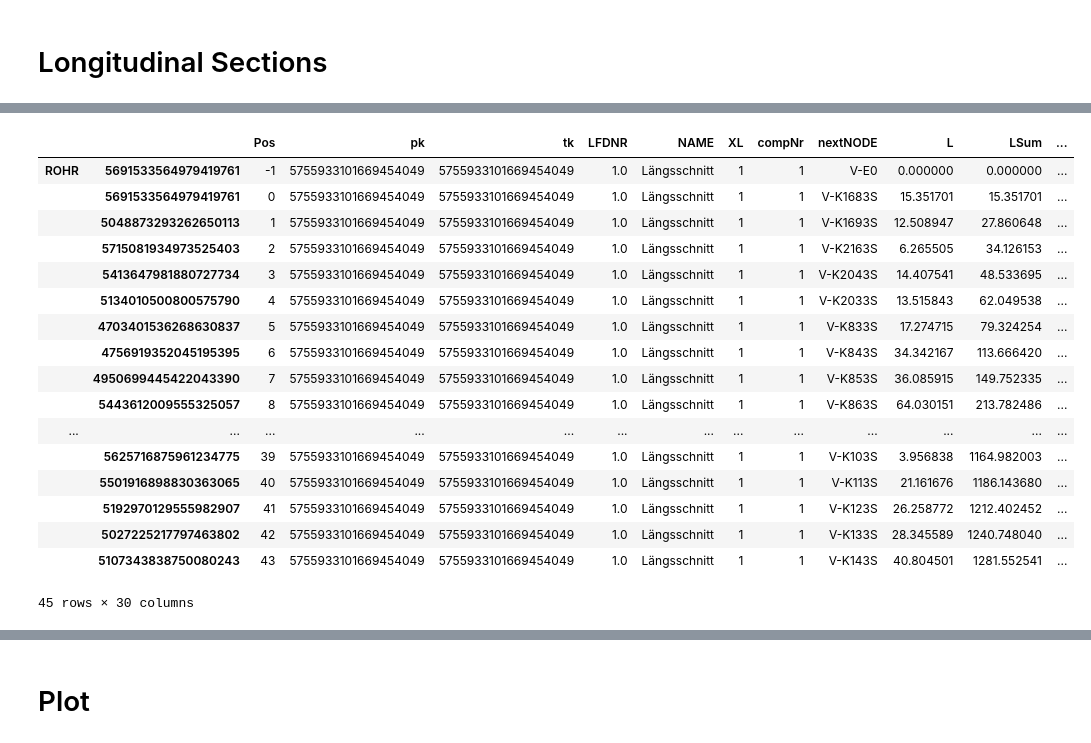
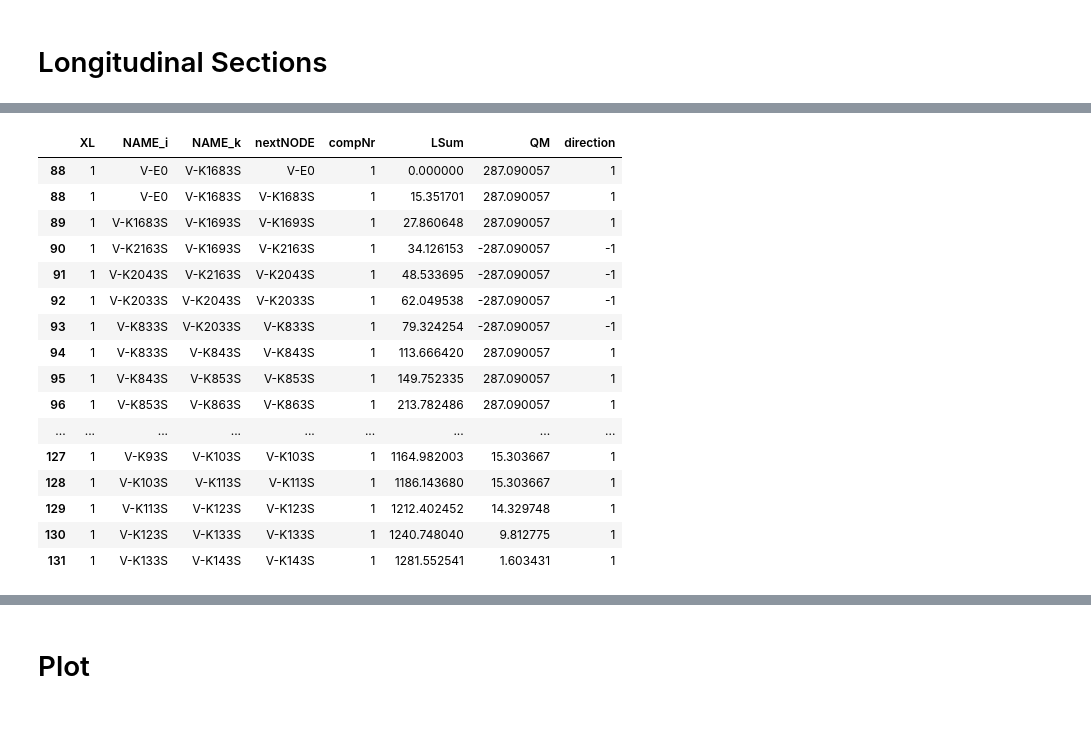
Before and after one commit to 3SConsult/PT3S, a Jupyter notebook: docs/Example3.ipynb, the cells around one changed output, grey strips where cells are left out. Cells and saved outputs as stored; diff of their text form; code cells hidden in the pictures.

```diff
--- a/docs/Example3.ipynb
+++ b/docs/Example3.ipynb
@@ -76,7 +76,7 @@ dbFile=os.path.join(os.path.dirname(os.path.abspath(dxAndMxHelperFcts.__file__))
 # %%
 m=dxAndMxHelperFcts.readDxAndMx(dbFile=dbFile
                                 ,preventPklDump=True
-                                ,maxRecords=-1
+                              #  ,maxRecords=-1
 )
 # %% [output]
 INFO    ; Dx.__init__: dbFile (abspath): c:\users\wolters\3s\pt3s\Examples\DistrictHeating.db3 exists readable ...
@@ -113,26 +144,25 @@ m.V3_AGSN
 # %%
 dfAGSN=m.V3_AGSN[
     (m.V3_AGSN['LFDNR']==1)
     &
     (m.V3_AGSN['XL']==1)
 ]
-dfAGSN
+dfAGSN[['XL','NAME_i','NAME_k','nextNODE','compNr','LSum','QM','direction']]
 # %% [output]
-|  |  | Pos | pk | tk | LFDNR | NAME | XL | compNr | nextNODE | L | LSum | ... |
-| ROHR | 5691533564979419761 | -1 | 5755933101669454049 | 5755933101669454049 | 1.0 | Längsschnitt | 1 | 1 | V-E0 | 0.000000 | 0.000000 | ... |
-|  | 5691533564979419761 | 0 | 5755933101669454049 | 5755933101669454049 | 1.0 | Längsschnitt | 1 | 1 | V-K1683S | 15.351701 | 15.351701 | ... |
-|  | 5048873293262650113 | 1 | 5755933101669454049 | 5755933101669454049 | 1.0 | Längsschnitt | 1 | 1 | V-K1693S | 12.508947 | 27.860648 | ... |
-|  | 5715081934973525403 | 2 | 5755933101669454049 | 5755933101669454049 | 1.0 | Längsschnitt | 1 | 1 | V-K2163S | 6.265505 | 34.126153 | ... |
-|  | 5413647981880727734 | 3 | 5755933101669454049 | 5755933101669454049 | 1.0 | Längsschnitt | 1 | 1 | V-K2043S | 14.407541 | 48.533695 | ... |
-|  | 5134010500800575790 | 4 | 5755933101669454049 | 5755933101669454049 | 1.0 | Längsschnitt | 1 | 1 | V-K2033S | 13.515843 | 62.049538 | ... |
-|  | 4703401536268630837 | 5 | 5755933101669454049 | 5755933101669454049 | 1.0 | Längsschnitt | 1 | 1 | V-K833S | 17.274715 | 79.324254 | ... |
-|  | 4756919352045195395 | 6 | 5755933101669454049 | 5755933101669454049 | 1.0 | Längsschnitt | 1 | 1 | V-K843S | 34.342167 | 113.666420 | ... |
-|  | 4950699445422043390 | 7 | 5755933101669454049 | 5755933101669454049 | 1.0 | Längsschnitt | 1 | 1 | V-K853S | 36.085915 | 149.752335 | ... |
-|  | 5443612009555325057 | 8 | 5755933101669454049 | 5755933101669454049 | 1.0 | Längsschnitt | 1 | 1 | V-K863S | 64.030151 | 213.782486 | ... |
-| ... | ... | ... | ... | ... | ... | ... | ... | ... | ... | ... | ... | ... |
-|  | 5625716875961234775 | 39 | 5755933101669454049 | 5755933101669454049 | 1.0 | Längsschnitt | 1 | 1 | V-K103S | 3.956838 | 1164.982003 | ... |
-|  | 5501916898830363065 | 40 | 5755933101669454049 | 5755933101669454049 | 1.0 | Längsschnitt | 1 | 1 | V-K113S | 21.161676 | 1186.143680 | ... |
-|  | 5192970129555982907 | 41 | 5755933101669454049 | 5755933101669454049 | 1.0 | Längsschnitt | 1 | 1 | V-K123S | 26.258772 | 1212.402452 | ... |
-|  | 5027225217797463802 | 42 | 5755933101669454049 | 5755933101669454049 | 1.0 | Längsschnitt | 1 | 1 | V-K133S | 28.345589 | 1240.748040 | ... |
-|  | 5107343838750080243 | 43 | 5755933101669454049 | 5755933101669454049 | 1.0 | Längsschnitt | 1 | 1 | V-K143S | 40.804501 | 1281.552541 | ... |
+|  | XL | NAME_i | NAME_k | nextNODE | compNr | LSum | QM | direction |
+| 88 | 1 | V-E0 | V-K1683S | V-E0 | 1 | 0.000000 | 287.090057 | 1 |
+| 88 | 1 | V-E0 | V-K1683S | V-K1683S | 1 | 15.351701 | 287.090057 | 1 |
+| 89 | 1 | V-K1683S | V-K1693S | V-K1693S | 1 | 27.860648 | 287.090057 | 1 |
+| 90 | 1 | V-K2163S | V-K1693S | V-K2163S | 1 | 34.126153 | -287.090057 | -1 |
+| 91 | 1 | V-K2043S | V-K2163S | V-K2043S | 1 | 48.533695 | -287.090057 | -1 |
+| 92 | 1 | V-K2033S | V-K2043S | V-K2033S | 1 | 62.049538 | -287.090057 | -1 |
+| 93 | 1 | V-K833S | V-K2033S | V-K833S | 1 | 79.324254 | -287.090057 | -1 |
+| 94 | 1 | V-K833S | V-K843S | V-K843S | 1 | 113.666420 | 287.090057 | 1 |
+| 95 | 1 | V-K843S | V-K853S | V-K853S | 1 | 149.752335 | 287.090057 | 1 |
+| 96 | 1 | V-K853S | V-K863S | V-K863S | 1 | 213.782486 | 287.090057 | 1 |
+| ... | ... | ... | ... | ... | ... | ... | ... | ... |
+| 127 | 1 | V-K93S | V-K103S | V-K103S | 1 | 1164.982003 | 15.303667 | 1 |
+| 128 | 1 | V-K103S | V-K113S | V-K113S | 1 | 1186.143680 | 15.303667 | 1 |
+| 129 | 1 | V-K113S | V-K123S | V-K123S | 1 | 1212.402452 | 14.329748 | 1 |
+| 130 | 1 | V-K123S | V-K133S | V-K133S | 1 | 1240.748040 | 9.812775 | 1 |
+| 131 | 1 | V-K133S | V-K143S | V-K143S | 1 | 1281.552541 | 1.603431 | 1 |
-45 rows × 30 columns
```
Also changed, not shown: parts of 10 cells of this notebook, 8 other files.
